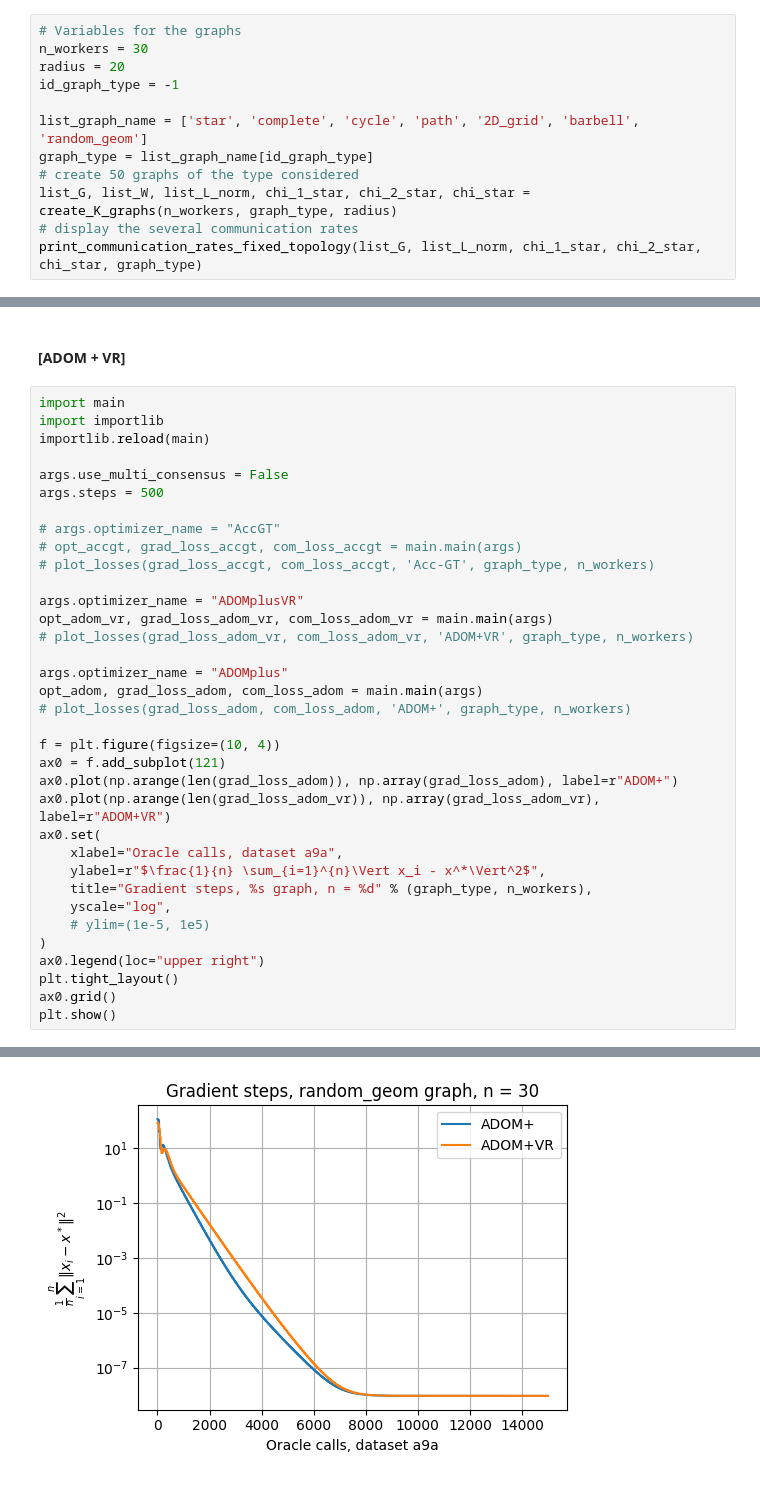
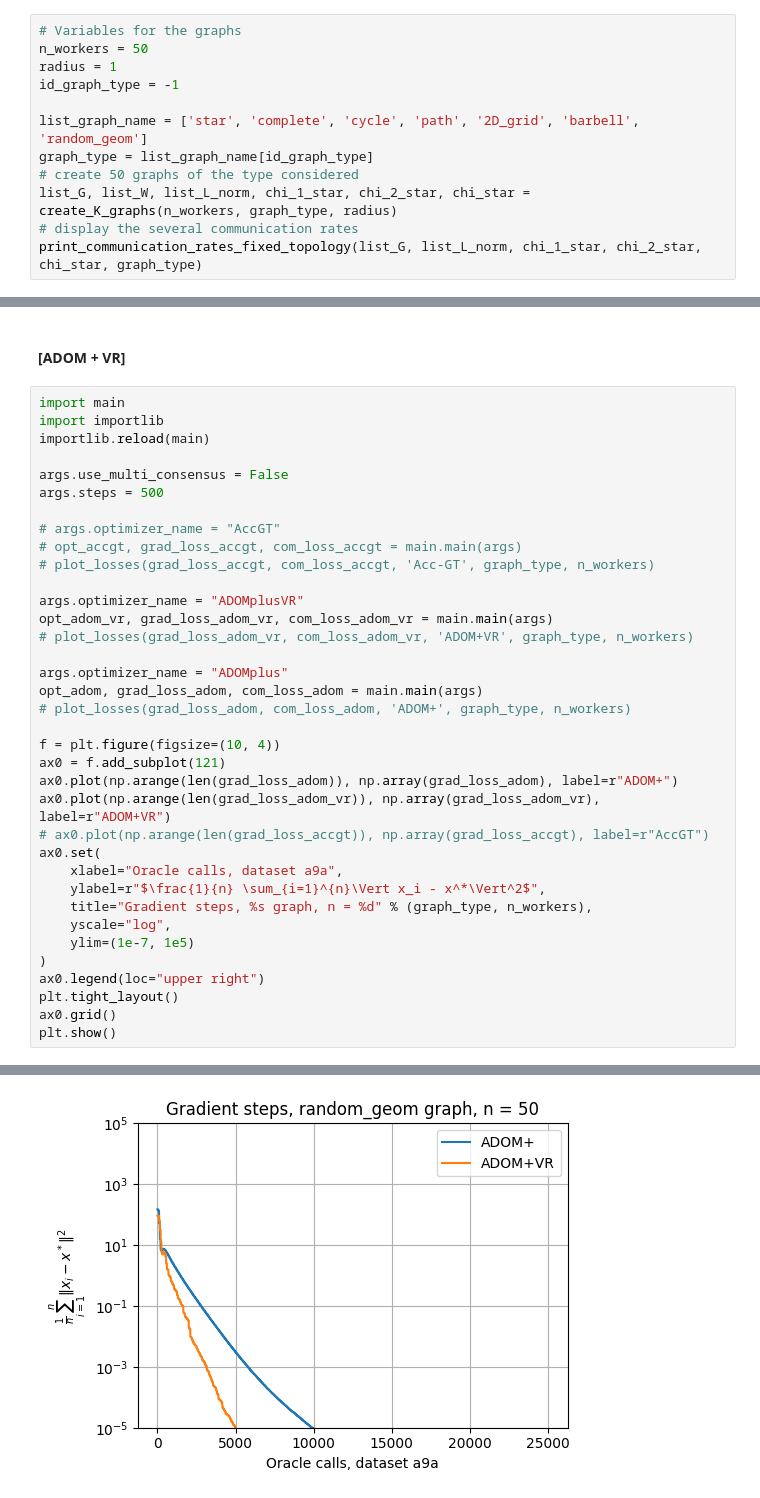
Before and after one commit to jffDev/adom_plus_vr, a Jupyter notebook: experiments.ipynb, the cells around one changed output, grey strips where cells are left out. Cells and saved outputs as stored; diff of their text form.

```diff
--- a/experiments.ipynb
+++ b/experiments.ipynb
@@ -82,8 +82,8 @@ warnings.filterwarnings('ignore')
 #### Data and Graphs specification
 # %%
 # Variables for the graphs
-n_workers = 30
-radius = 20
+n_workers = 50
+radius = 1
 id_graph_type = -1
 
 list_graph_name = ['star', 'complete', 'cycle', 'path', '2D_grid', 'barbell', 'random_geom']
@@ -159,12 +162,13 @@ f = plt.figure(figsize=(10, 4))
 ax0 = f.add_subplot(121)
 ax0.plot(np.arange(len(grad_loss_adom)), np.array(grad_loss_adom), label=r"ADOM+")
 ax0.plot(np.arange(len(grad_loss_adom_vr)), np.array(grad_loss_adom_vr), label=r"ADOM+VR")
+# ax0.plot(np.arange(len(grad_loss_accgt)), np.array(grad_loss_accgt), label=r"AccGT")
 ax0.set(
     xlabel="Oracle calls, dataset a9a",
     ylabel=r"$\frac{1}{n} \sum_{i=1}^{n}\Vert x_i - x^*\Vert^2$",
     title="Gradient steps, %s graph, n = %d" % (graph_type, n_workers),
     yscale="log",
-    # ylim=(1e-5, 1e5)
+    ylim=(1e-7, 1e5)
 )
 ax0.legend(loc="upper right")
 plt.tight_layout()
@@ -181,4 +180,4 @@ f_star sklearn :  None         |  f(x_bar) ADOMplus :  0.5439246257348641
-[figure, old version]
+[figure, new version]
 # %%
 import main
 import importlib
```
Also changed, not shown: parts of 9 cells of this notebook, 2 other files.
